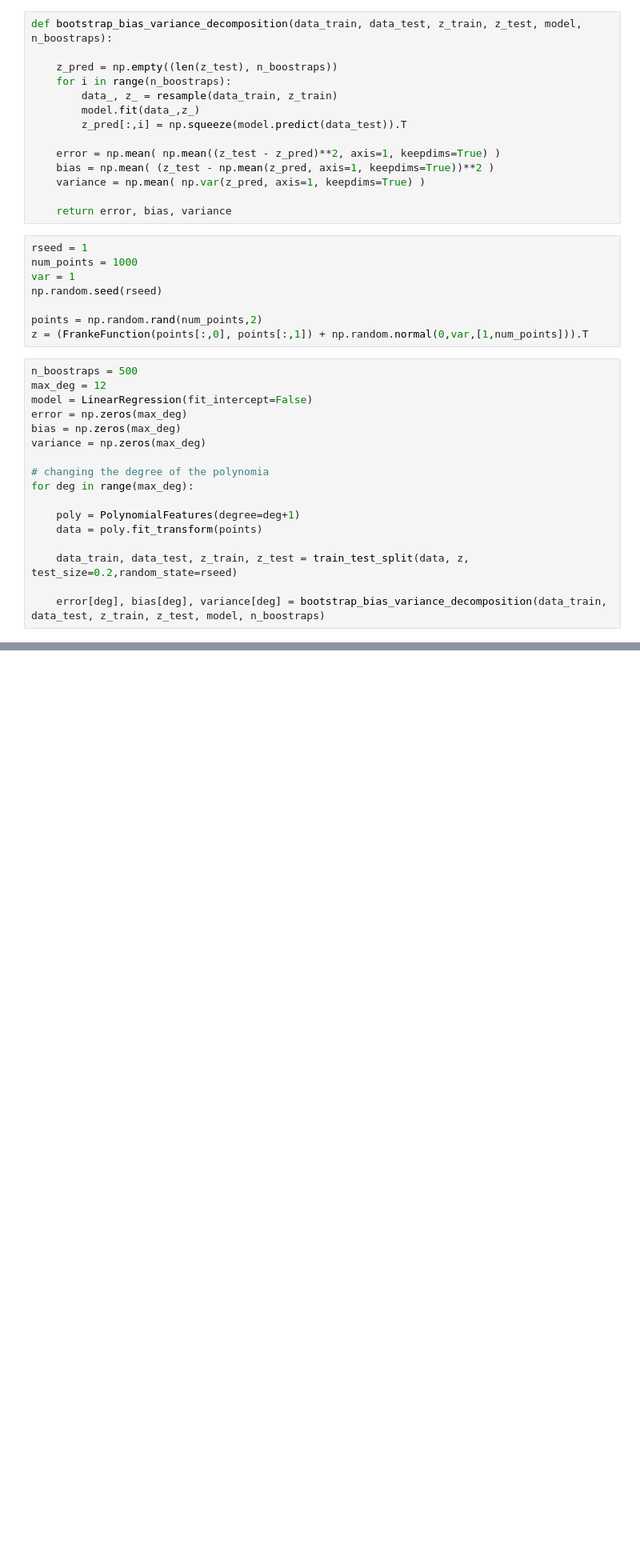
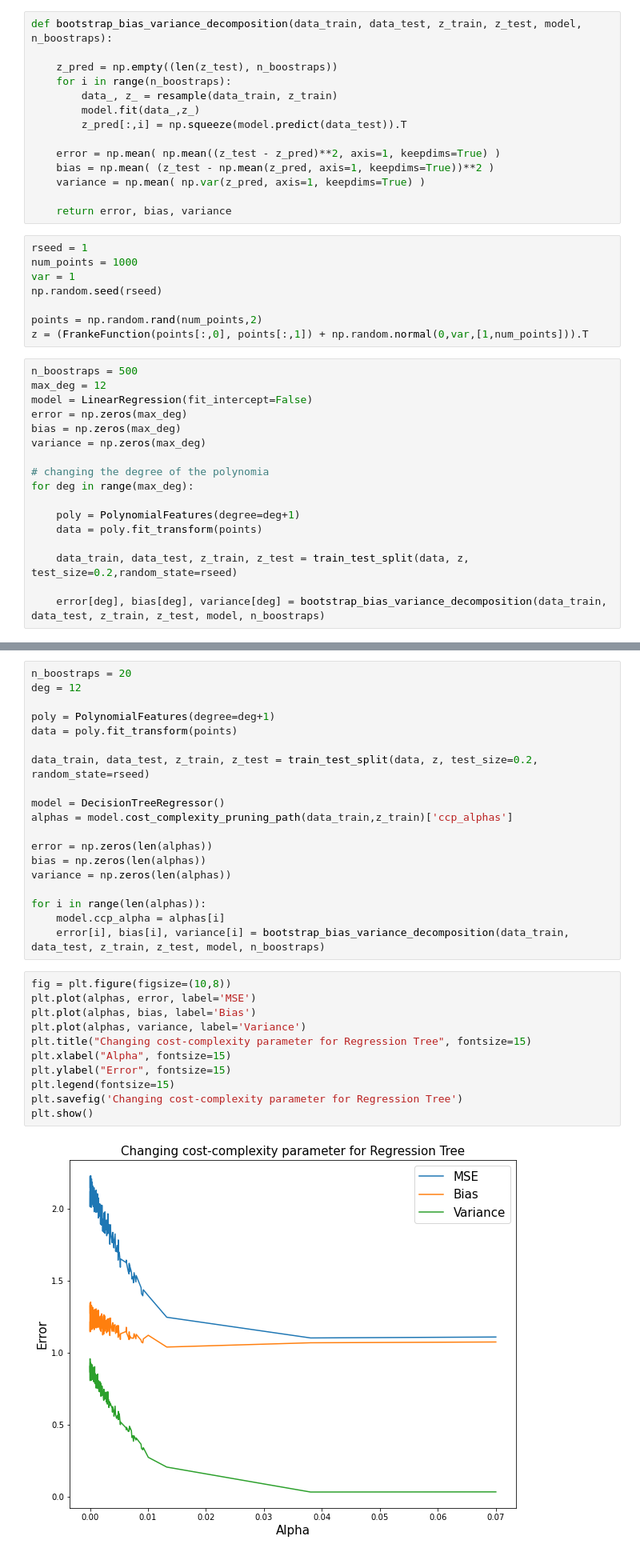
Before and after one commit to matteodales/-FYS-STK4155_Applied_Data_Analysis_and_Machine_Learning, a Jupyter notebook: project3/code/additional_exercise.ipynb, the cells around one changed output, grey strips where cells are left out. Shown at 80% size. Cells and saved outputs as stored; diff of their text form; blank space fills up the shorter version.

```diff
--- a/project3/code/additional_exercise.ipynb
+++ b/project3/code/additional_exercise.ipynb
@@ -83,0 +147,32 @@ plt.show()
+# %%
+n_boostraps = 20
+deg = 12
+
+poly = PolynomialFeatures(degree=deg+1)
+data = poly.fit_transform(points)
+
+data_train, data_test, z_train, z_test = train_test_split(data, z, test_size=0.2, random_state=rseed)
+
+model = DecisionTreeRegressor()
+alphas = model.cost_complexity_pruning_path(data_train,z_train)['ccp_alphas']
+
+error = np.zeros(len(alphas))
+bias = np.zeros(len(alphas))
+variance = np.zeros(len(alphas))
+
+for i in range(len(alphas)):
+    model.ccp_alpha = alphas[i]
+    error[i], bias[i], variance[i] = bootstrap_bias_variance_decomposition(data_train, data_test, z_train, z_test, model, n_boostraps)
+# %%
+fig = plt.figure(figsize=(10,8))
+plt.plot(alphas, error, label='MSE')
+plt.plot(alphas, bias, label='Bias')
+plt.plot(alphas, variance, label='Variance')
+plt.title("Changing cost-complexity parameter for Regression Tree", fontsize=15)
+plt.xlabel("Alpha", fontsize=15)
+plt.ylabel("Error", fontsize=15)
+plt.legend(fontsize=15)
+plt.savefig('Changing cost-complexity parameter for Regression Tree')
+plt.show()
+# %% [output]
+[figure, added]
```
Also changed, not shown: parts of 16 cells of this notebook, 1 other file.
